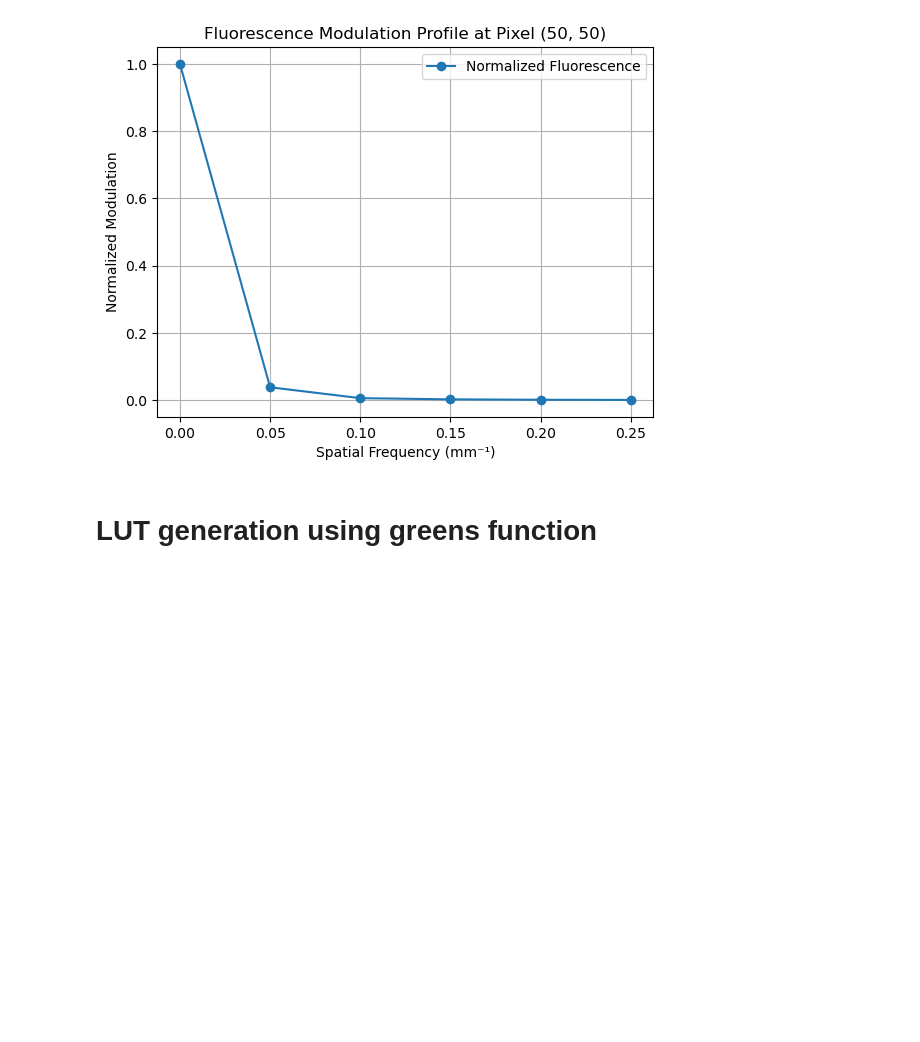
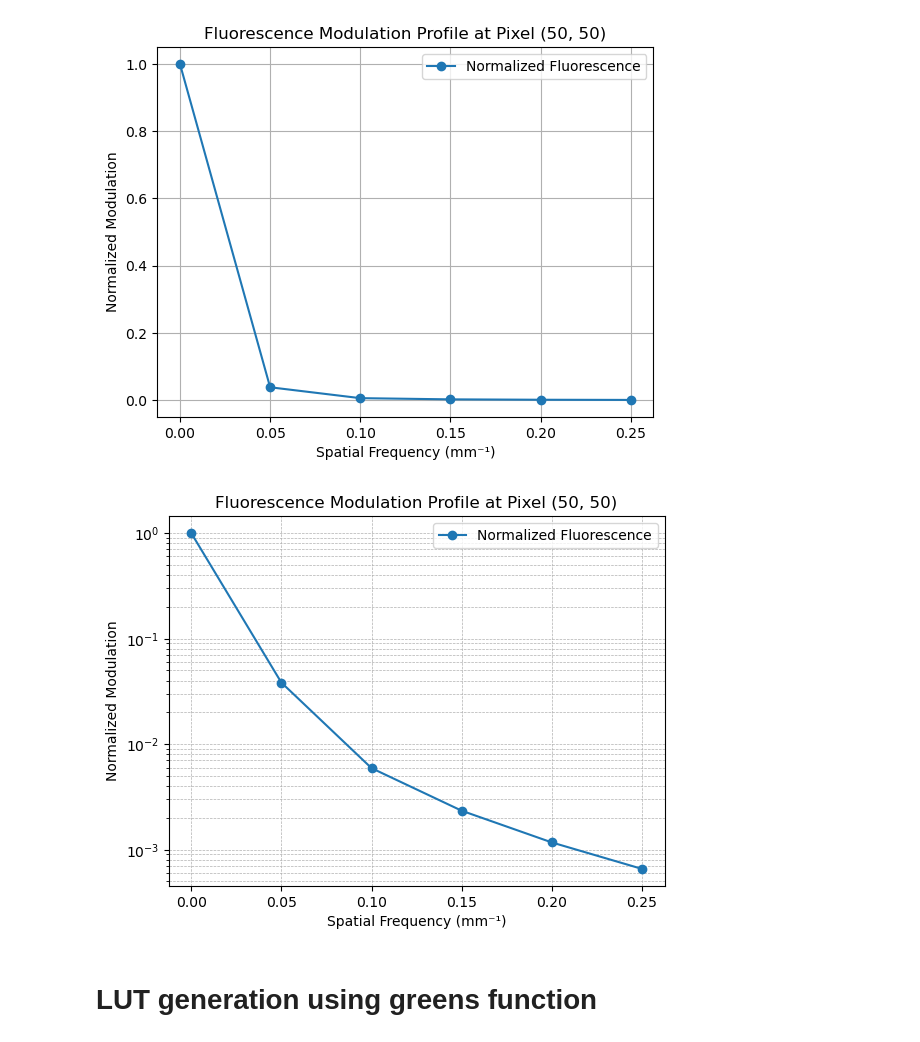
Before and after one commit to VictorH2208/gtx, a Jupyter notebook: numerical/qDFI.ipynb, the cells around one changed output. Drawn from its saved outputs; the diff is of its cells as text; code cells hidden in the pictures; blank space fills up the shorter version.

```diff
--- a/numerical/qDFI.ipynb
+++ b/numerical/qDFI.ipynb
@@ -108,6 +108,23 @@ s0_norm = normalization(s0)
 plot_modulation_curve(50, 50, s0_norm)
 # %% [output]
 [figure]
+# %%
+def plot_modulation_curve(x, y, f_norm):
+    mf_curve = f_norm[y, x, :]
+    plt.plot(fx, mf_curve, 'o-', label='Normalized Fluorescence')
+    plt.xlabel('Spatial Frequency (mm⁻¹)')
+    plt.ylabel('Normalized Modulation')
+    plt.title(f'Fluorescence Modulation Profile at Pixel ({x}, {y})')
+    plt.yscale('log')  # Set y-axis to logarithmic scale
+    plt.grid(True, which='both', linestyle='--', linewidth=0.5)
+    plt.legend()
+    plt.show()
+
+s0 = test_data['fluorescence'][15]
+s0_norm = normalization(s0)
+plot_modulation_curve(50, 50, s0_norm)
+# %% [output]
+[figure, added]
 # %% [markdown]
 # LUT generation using greens function
 # %%
```
Also changed, not shown: parts of 6 cells of this notebook.
